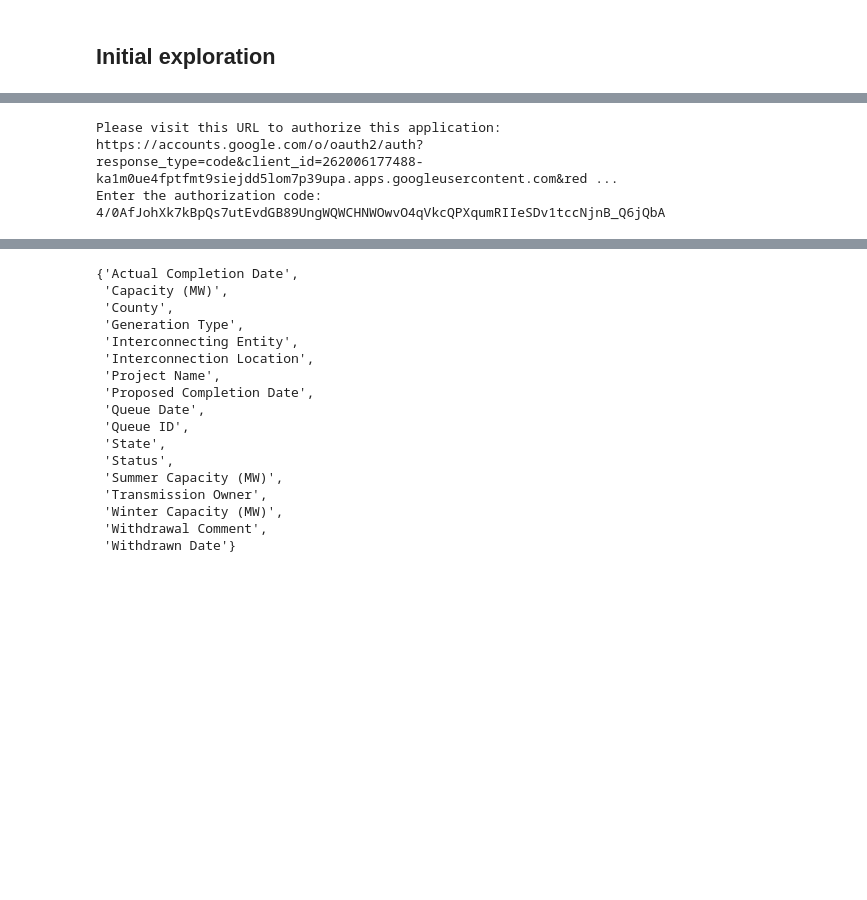
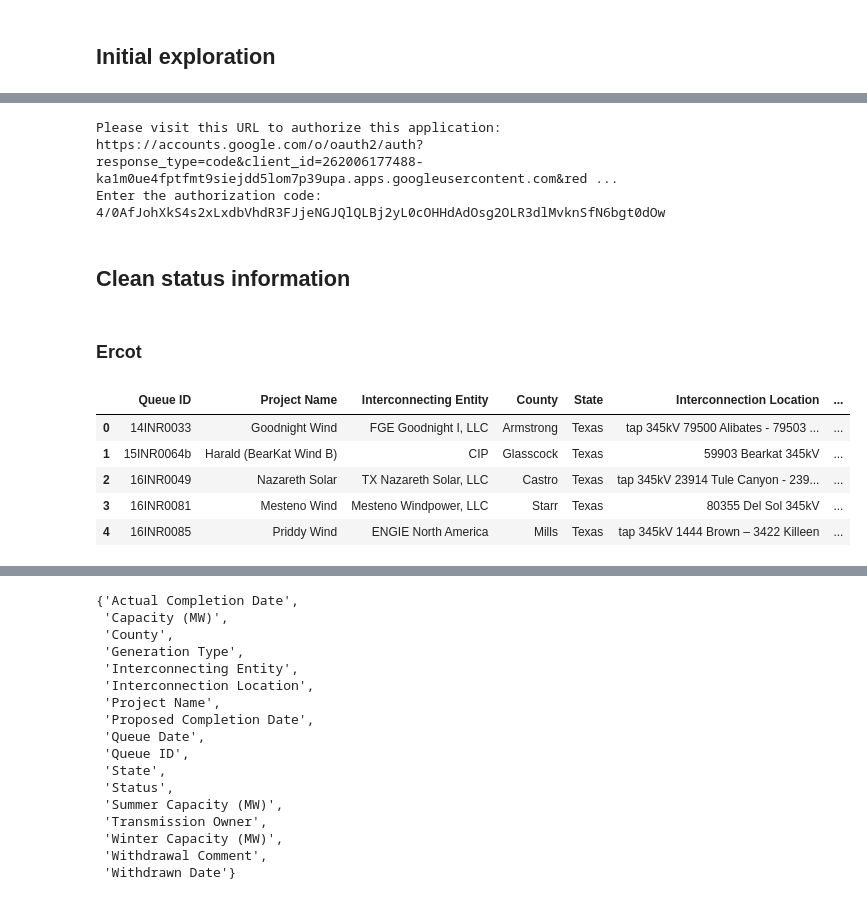
Before and after one commit to deployment-gap-model-education-fund/deployment-gap-model, a Jupyter notebook: notebooks/41-bdn-gridstatus-integration.ipynb, the cells around one changed output, grey strips where cells are left out. Cells and saved outputs as stored; diff of their text form; code cells hidden in the pictures; blank space fills up the shorter version.

```diff
--- a/notebooks/41-bdn-gridstatus-integration.ipynb
+++ b/notebooks/41-bdn-gridstatus-integration.ipynb
@@ -117,16 +252,30 @@ import dbcp
 
 # These are the latest revision numbers as of 11/21/23
 iso_queue_versions: dict[str, str] = {
-    "miso": "1700421299874397",
-    "caiso": "1700421300276308",
-    "pjm": "1700020724428445",
-    "ercot": "1700421300661013",
-    "spp": "1700421301054116",
-    "nyiso": "1700421301493460",
-    "isone": "1700421301888688",
+    "miso": "1701730379212665",
+    "caiso": "1701730379782773",
+    "pjm": "1701730380346804",
+    "ercot": "1701730380870486",
+    "spp": "1701730381410448",
+    "nyiso": "1701730381901584",
+    "isone": "1701730382409516",
 }
 
 gs_dfs = dbcp.extract.gridstatus_isoqueues.extract(iso_queue_versions)
 # %% [output]
 Please visit this URL to authorize this application: https://accounts.google.com/o/oauth2/auth?response_type=code&client_id=262006177488-ka1m0ue4fptfmt9siejdd5lom7p39upa.apps.googleusercontent.com&red ...
-Enter the authorization code:  4/0AfJohXk7kBpQs7utEvdGB89UngWQWCHNWOwvO4qVkcQPXqumRIIeSDv1tccNjnB_Q6jQbA
+Enter the authorization code:  4/0AfJohXkS4s2xLxdbVhdR3FJjeNGJQlQLBj2yL0cOHHdAdOsg2OLR3dlMvknSfN6bgt0dOw
+# %% [markdown]
+## Clean status information
+# %% [markdown]
+### Ercot
+# %%
+ercot = gs_dfs["ercot"]
+ercot.head()
+# %% [output]
+|  | Queue ID | Project Name | Interconnecting Entity | County | State | Interconnection Location | ... |
+| 0 | 14INR0033 | Goodnight Wind | FGE Goodnight I, LLC | Armstrong | Texas | tap 345kV 79500 Alibates - 79503 ... | ... |
+| 1 | 15INR0064b | Harald (BearKat Wind B) | CIP | Glasscock | Texas | 59903 Bearkat 345kV | ... |
+| 2 | 16INR0049 | Nazareth Solar | TX Nazareth Solar, LLC | Castro | Texas | tap 345kV 23914 Tule Canyon - 239... | ... |
+| 3 | 16INR0081 | Mesteno Wind | Mesteno Windpower, LLC | Starr | Texas | 80355 Del Sol 345kV | ... |
+| 4 | 16INR0085 | Priddy Wind | ENGIE North America | Mills | Texas | tap 345kV 1444 Brown – 3422 Killeen | ... |
```
Also changed, not shown: parts of 86 cells of this notebook, 2 other files.
